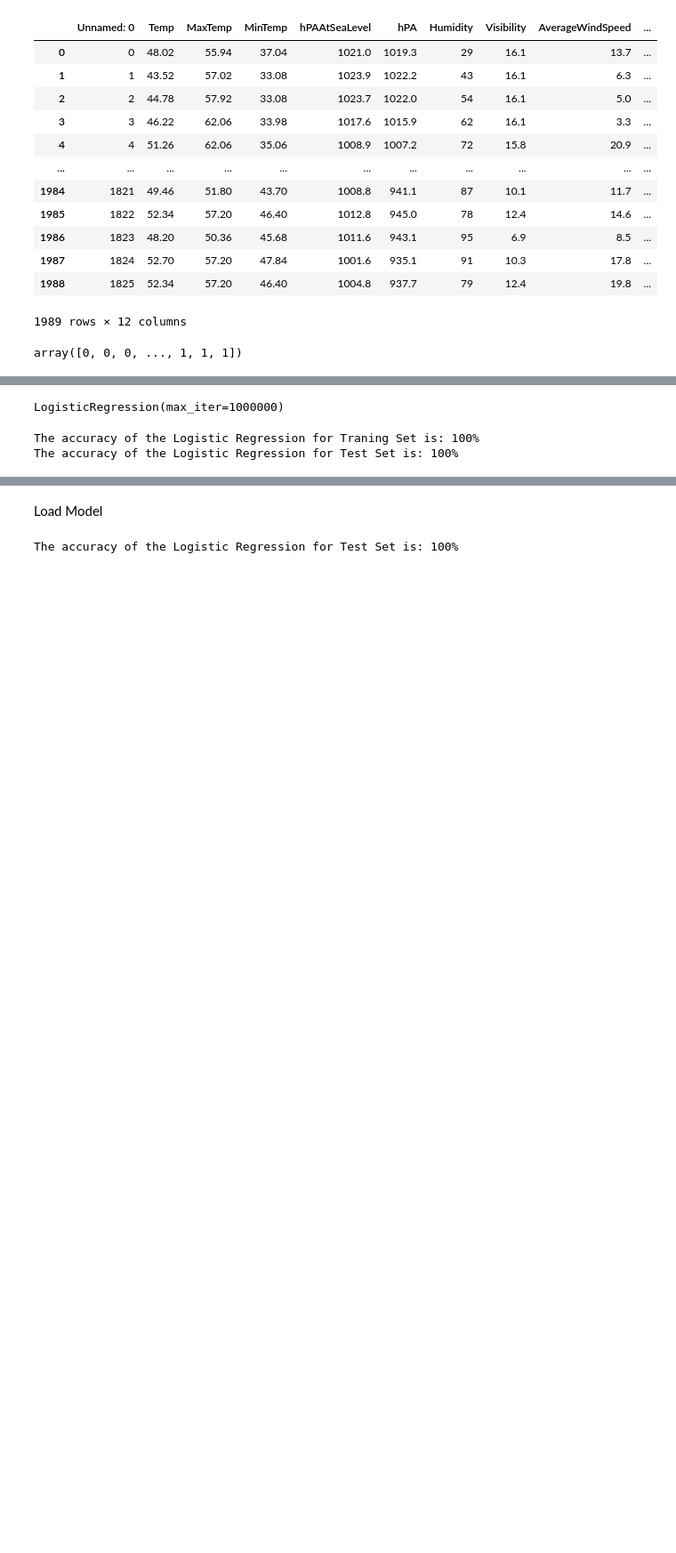
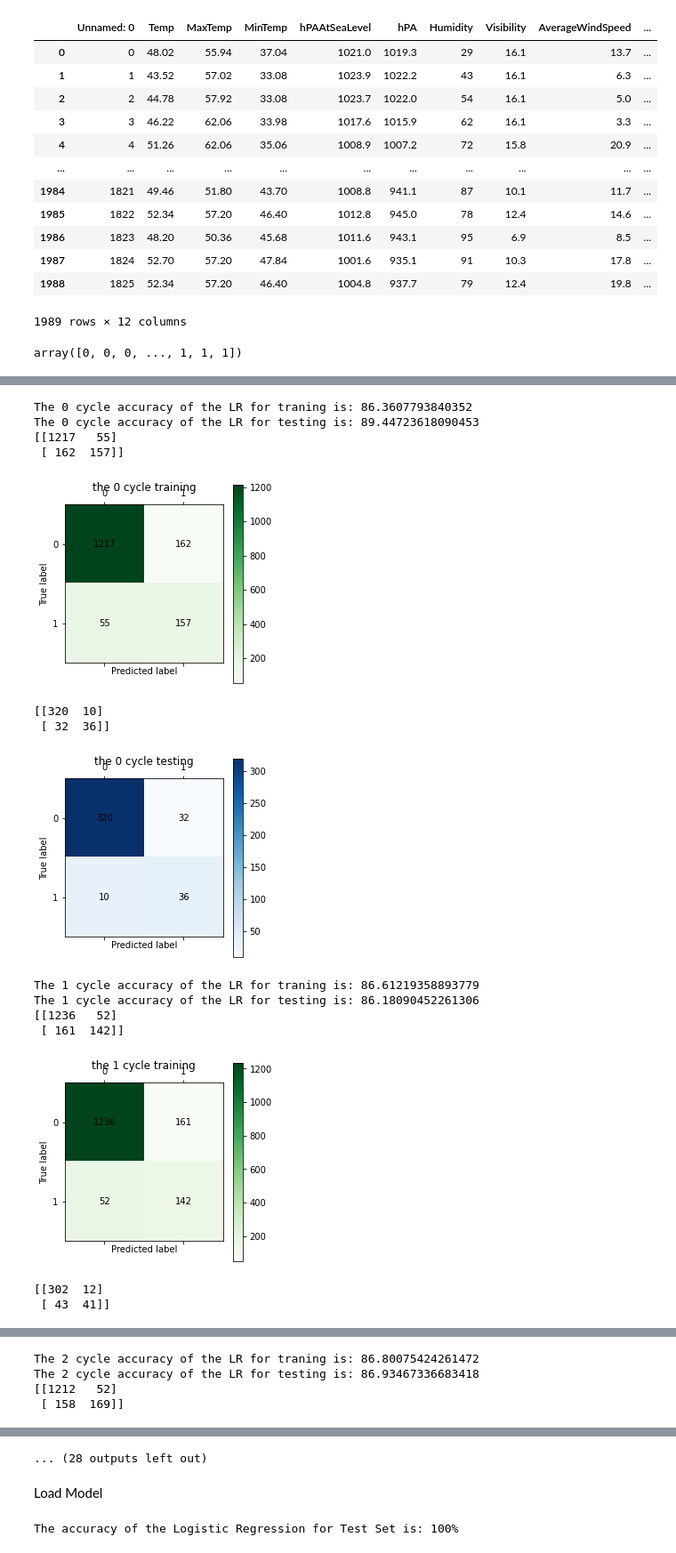
Before and after one commit to docmhvr/CMPE_257_PROJECT, a Jupyter notebook: CMPE257LR.ipynb, the cells around one changed output, grey strips where cells are left out. Shown at 89% size. Cells and saved outputs as stored; diff of their text form; code cells hidden in the pictures; blank space fills up the shorter version.

```diff
--- a/CMPE257LR.ipynb
+++ b/CMPE257LR.ipynb
@@ -27,7 +27,7 @@ pred.values
 array([0, 0, 0, ..., 1, 1, 1])
 # %%
 data = dfSanJose.drop(['Percipitation'], axis=1)
-data = dfSanJose.drop(['Unnamed: 0'], axis=1)
+data = data.drop(['Unnamed: 0'], axis=1)
 # %%
 data
 # %% [output]
@@ -54,12 +53,0 @@ array([  48.02,   55.94,   37.04, 1021.  , 1019.3 ,   29.  ,   16.1 ,
-# %%
-from sklearn.model_selection import train_test_split
-from sklearn.linear_model import LogisticRegression
-from sklearn import metrics
-
-x_train, x_test, y_train, y_test = train_test_split(data, pred.values, test_size = 0.2, random_state = 1337)
-
-model = LogisticRegression(max_iter=1000000)
-# %%
-model.fit(x_train, y_train)
-# %% [output]
-LogisticRegression(max_iter=1000000)
@@ -70,6 +53,0 @@ test_predict = model.predict(x_test)
-# %%
-print('The accuracy of the Logistic Regression for Traning Set is: %d%%' % (metrics.accuracy_score(y_train,train_predict)*100))
-print('The accuracy of the Logistic Regression for Test Set is: %d%%' % (metrics.accuracy_score(y_test,test_predict)*100))
-# %% [output]
-The accuracy of the Logistic Regression for Traning Set is: 100%
-The accuracy of the Logistic Regression for Test Set is: 100%
@@ -75,0 +103,18 @@ The accuracy of the Logistic Regression for Test Set is: 100%
+# %%
+training_loop()
+# %% [output]
+The 0 cycle accuracy of the LR for traning is: 86.3607793840352
+The 0 cycle accuracy of the LR for testing is: 89.44723618090453
+[[1217   55]
+ [ 162  157]]
+[figure, added]
+[[320  10]
+ [ 32  36]]
+[figure, added]
+The 1 cycle accuracy of the LR for traning is: 86.61219358893779
+The 1 cycle accuracy of the LR for testing is: 86.18090452261306
+[[1236   52]
+ [ 161  142]]
+[figure, added]
+[[302  12]
+ [ 43  41]]
@@ -75,0 +122,4 @@ The accuracy of the Logistic Regression for Test Set is: 100%
+The 2 cycle accuracy of the LR for traning is: 86.80075424261472
+The 2 cycle accuracy of the LR for testing is: 86.93467336683418
+[[1212   52]
+ [ 158  169]]
@@ -76,3 +130,4 @@ The accuracy of the Logistic Regression for Test Set is: 100%
+... (28 outputs left out)
 # %%
 import pickle
 
```
Also changed, not shown: parts of 6 cells of this notebook.
